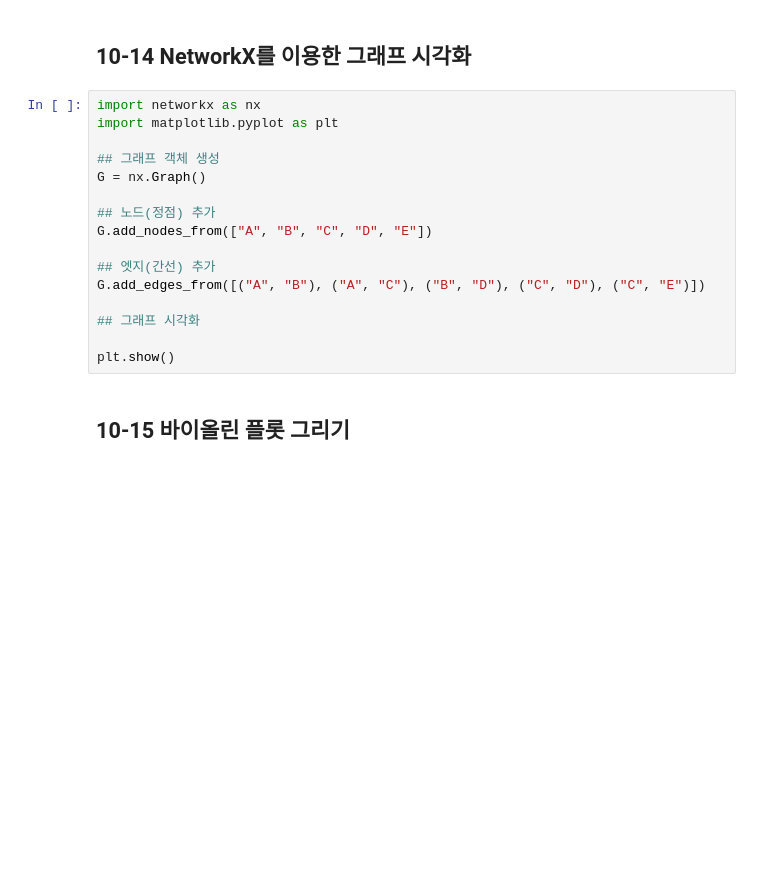
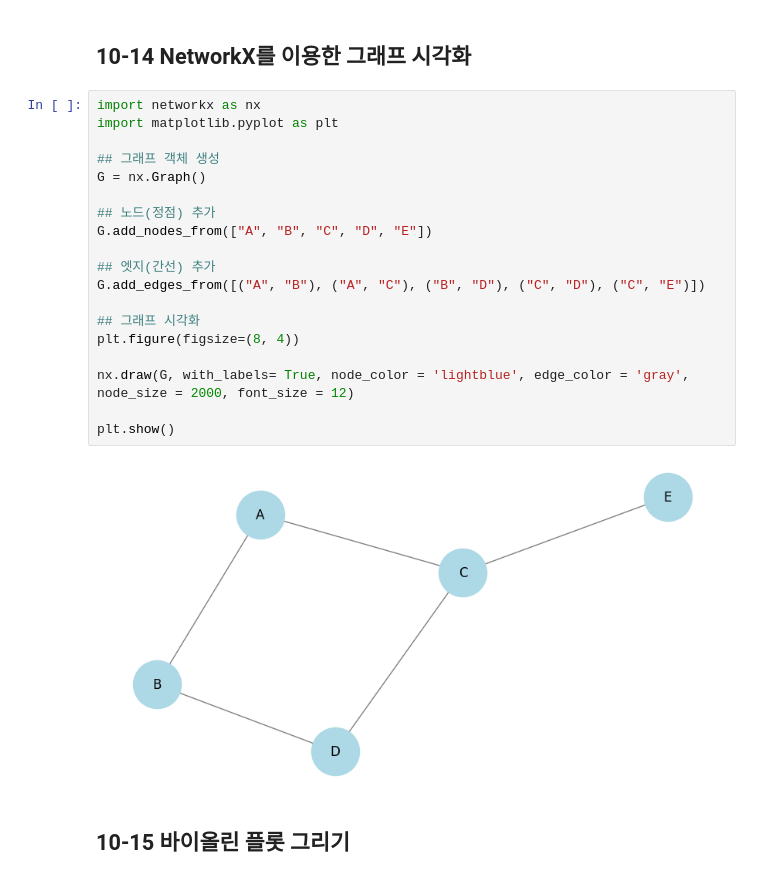
Before and after one commit to HYA6/DataAnalysis, a Jupyter notebook: OpenSourceDataAnalysis_10.ipynb, the cells around one changed output. Drawn from its saved outputs; the diff is of its cells as text; blank space fills up the shorter version.

```diff
--- a/OpenSourceDataAnalysis_10.ipynb
+++ b/OpenSourceDataAnalysis_10.ipynb
@@ -305,19 +313,24 @@ map
 # %%
 import networkx as nx
 import matplotlib.pyplot as plt
 
 ## 그래프 객체 생성
 G = nx.Graph()
 
 ## 노드(정점) 추가
 G.add_nodes_from(["A", "B", "C", "D", "E"])
 
 ## 엣지(간선) 추가
 G.add_edges_from([("A", "B"), ("A", "C"), ("B", "D"), ("C", "D"), ("C", "E")])
 
 ## 그래프 시각화
+plt.figure(figsize=(8, 4))
+
+nx.draw(G, with_labels= True, node_color = 'lightblue', edge_color = 'gray', node_size = 2000, font_size = 12)
 
 plt.show()
+# %% [output]
+[figure, added]
 # %% [markdown]
 ## 10-15 바이올린 플롯 그리기
 # %%
```
Also changed, not shown: parts of 7 cells of this notebook.
